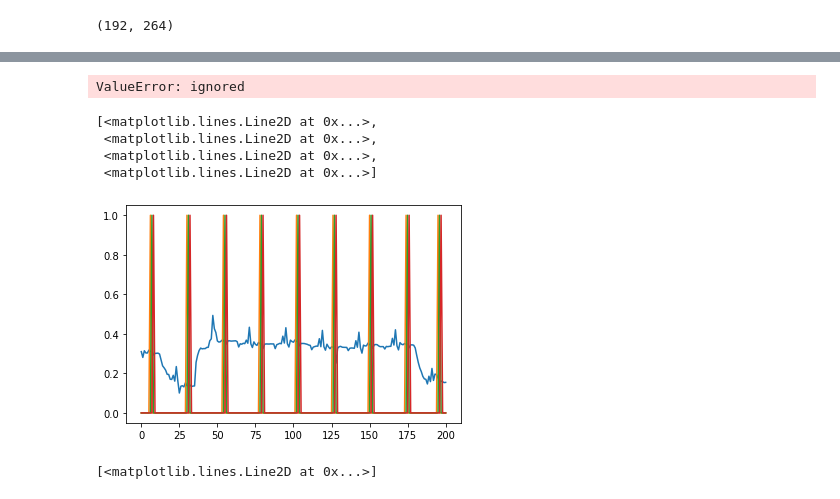
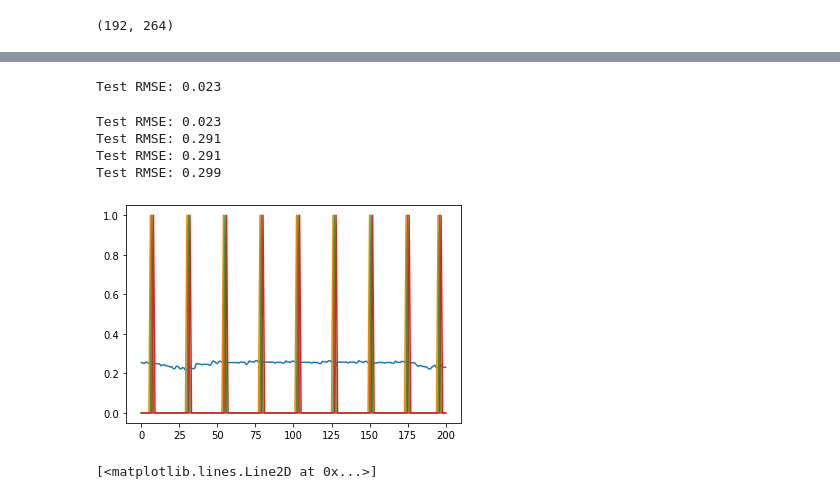
Before and after one commit to MustafaBozkurt84/predictive-maintanance-LSTM, a Jupyter notebook: MultivariateTimeSeriesLSTM.ipynb, the cells around one changed output, grey strips where cells are left out. Drawn from its saved outputs; the diff is of its cells as text; code cells hidden in the pictures.

```diff
--- a/MultivariateTimeSeriesLSTM.ipynb
+++ b/MultivariateTimeSeriesLSTM.ipynb
@@ -128,8 +128,9 @@ values = df.iloc[:,1:].values
 # ensure all data is float
 values = values.astype('float32')
 # normalize features
-scaler = MinMaxScaler(feature_range=(0, 1))
-scaled = scaler.fit_transform(values)
+#scaler = MinMaxScaler(feature_range=(0, 1))
+#scaled = scaler.fit_transform(values)
+scaled=values
 # specify the number of lag hours
 n_hours = 3
 n_features = 6
@@ -194,32 +198,41 @@ Epoch 50/50
 # %%
 from numpy import concatenate
 from math import sqrt
+from sklearn.metrics import mean_squared_error
 
-# make a prediction
-yhat = model.predict(test_X)
 test_X = test_X.reshape((test_X.shape[0], n_hours*n_features))
 # invert scaling for forecast
-inv_yhat = concatenate((yhat, test_X[:, -3:]), axis=1)
+inv_yhat1 = concatenate((yhat, test_X[:, -3:]), axis=1)
 #inv_yhat = scaler.inverse_transform(inv_yhat)
-inv_yhat = inv_yhat[:,0]
+inv_yhat = inv_yhat1[:,0]
 # invert scaling for actual
 test_y = test_y.reshape((len(test_y), 1))
 inv_y = concatenate((test_y, test_X[:, -7:]), axis=1)
-inv_y = scaler.inverse_transform(inv_y)
+#inv_y = scaler.inverse_transform(inv_y)
 inv_y = inv_y[:,0]
 # calculate RMSE
 rmse = sqrt(mean_squared_error(inv_y, inv_yhat))
 print('Test RMSE: %.3f' % rmse)
 # %% [output]
-ValueError: ignored
+Test RMSE: 0.023
-# %%
-pyplot.plot(inv_yhat)
-# %% [output]
-[<matplotlib.lines.Line2D at 0x...>,
- <matplotlib.lines.Line2D at 0x...>,
- <matplotlib.lines.Line2D at 0x...>,
- <matplotlib.lines.Line2D at 0x...>]
-[figure, removed]
+# %%
+for i in range(4):
+    inv_yhat = inv_yhat1[:,i]
+    # invert scaling for actual
+    test_y = test_y.reshape((len(test_y), 1))
+    inv_y = concatenate((test_y, test_X[:, -7:]), axis=1)
+    #inv_y = scaler.inverse_transform(inv_y)
+    inv_y = inv_y[:,i]
+    # calculate RMSE
+    rmse = sqrt(mean_squared_error(inv_y, inv_yhat))
+    print('Test RMSE: %.3f' % rmse)
+    pyplot.plot(inv_yhat)
+# %% [output]
+Test RMSE: 0.023
+Test RMSE: 0.291
+Test RMSE: 0.291
+Test RMSE: 0.299
+[figure, added]
 # %%
 pyplot.plot(df.iloc[:,1])
 # %% [output]
```
Also changed, not shown: parts of 2 cells of this notebook.
